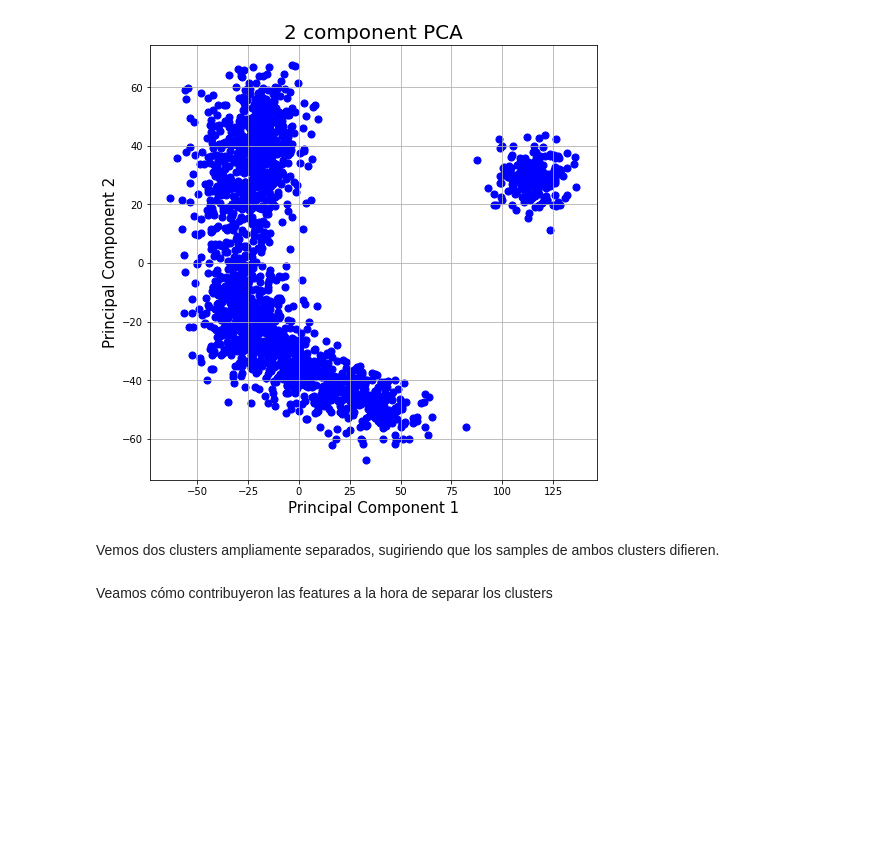
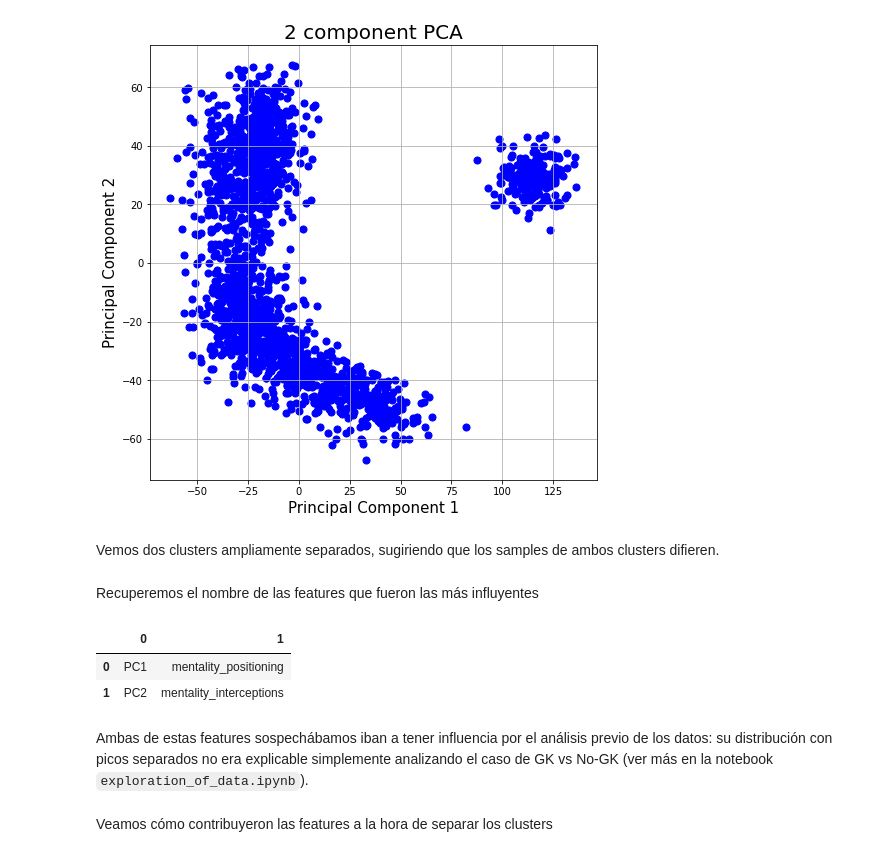
Before and after one commit to nosupervisados/Entrega_TP, a Jupyter notebook: embeddings.ipynb, the cells around one changed output. Cells and saved outputs as stored; diff of their text form; code cells hidden in the pictures; blank space fills up the shorter version.

```diff
--- a/embeddings.ipynb
+++ b/embeddings.ipynb
@@ -264,6 +266,27 @@ ax.grid()
 [figure]
 # %% [markdown]
 Vemos dos clusters ampliamente separados, sugiriendo que los samples de ambos clusters difieren.
+# %% [markdown]
+Recuperemos el nombre de las features que fueron las más influyentes
+# %%
+n_pcs= pca.components_.shape[0]
+
+# get the index of the most important feature on EACH component i.e. largest absolute value
+most_important = [np.abs(pca.components_[i]).argmax() for i in range(n_pcs)]
+
+initial_feature_names = X.columns
+most_important_names = [initial_feature_names[most_important[i]] for i in range(n_pcs)]
+
+dic = {'PC{}'.format(i+1): most_important_names[i] for i in range(n_pcs)}
+
+df_1 = pd.DataFrame(sorted(dic.items()))
+df_1
+# %% [output]
+|  | 0 | 1 |
+| 0 | PC1 | mentality_positioning |
+| 1 | PC2 | mentality_interceptions |
+# %% [markdown]
+Ambas de estas features sospechábamos iban a tener influencia por el análisis previo de los datos: su distribución con picos separados no era explicable simplemente analizando el caso de GK vs No-GK (ver más en la notebook `exploration_of_data.ipynb`).
 # %% [markdown]
 Veamos cómo contribuyeron las features a la hora de separar los clusters
 # %%
```
Also changed, not shown: parts of 2 cells of this notebook, 1 other file.
